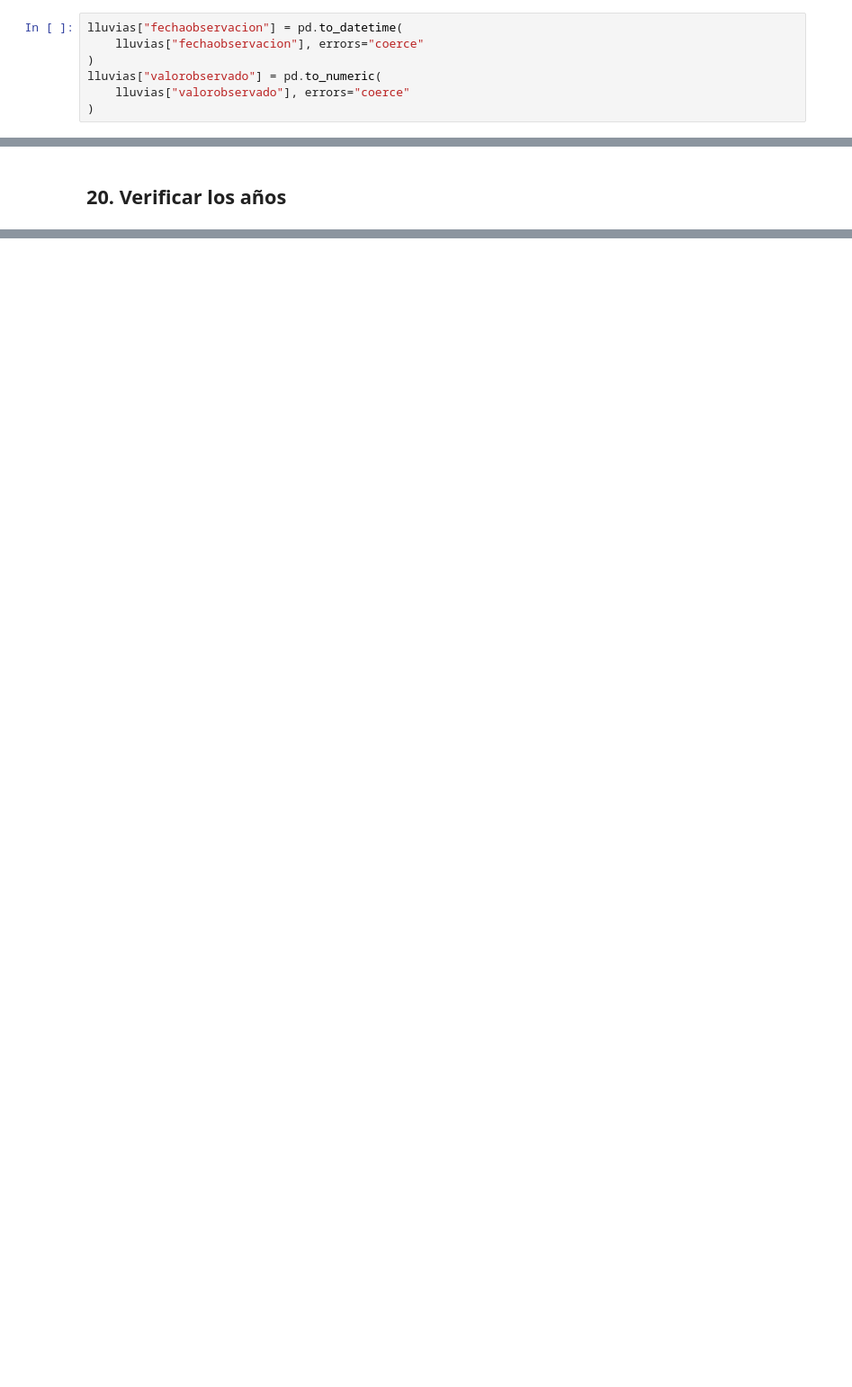
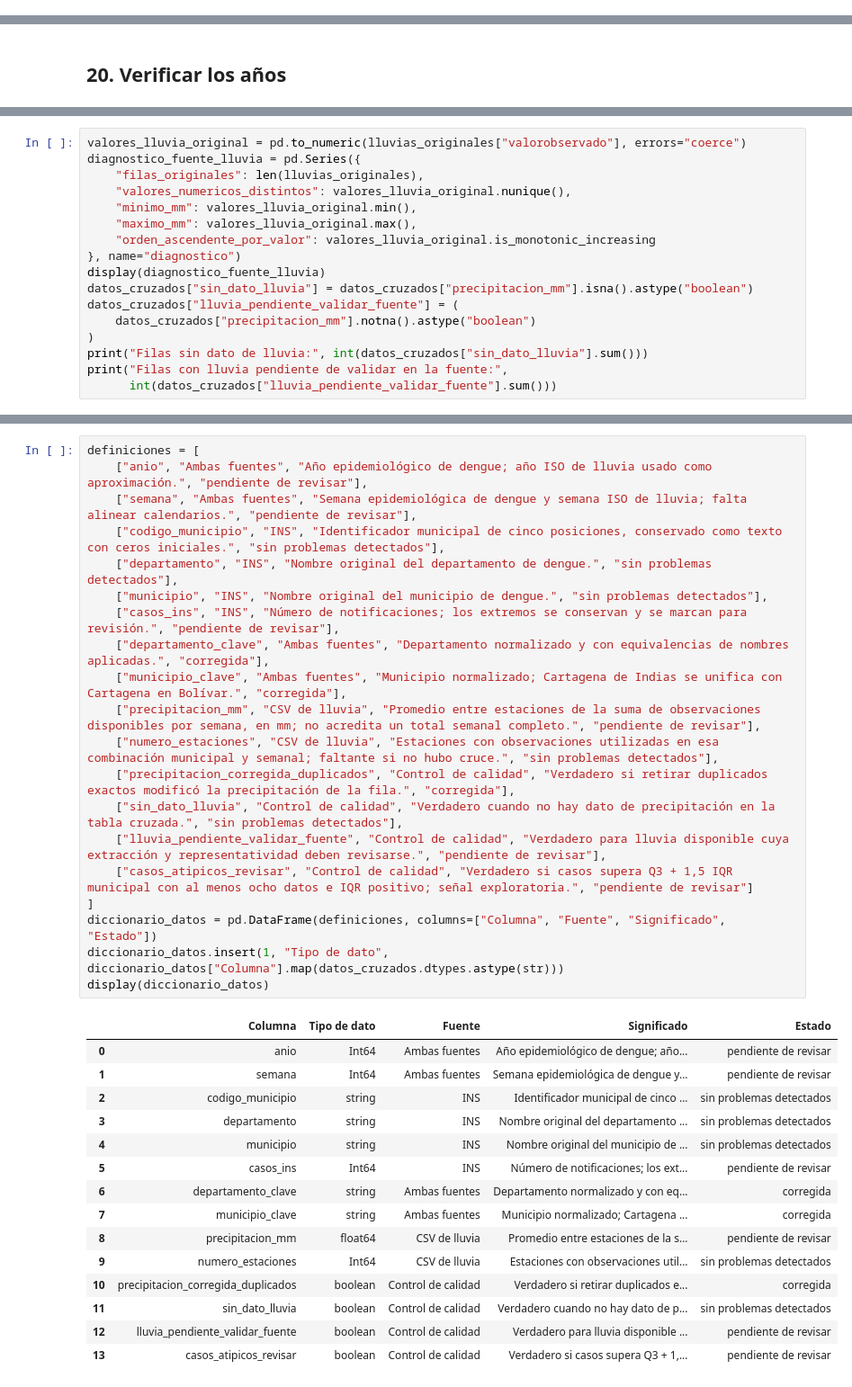
Before and after one commit to Alejandraperez03/Dengue_Por_Municipio-, a Jupyter notebook: notebooks/Notebook_Adquisicion_Dengue_Lluvias.ipynb, the cells around one changed output, grey strips where cells are left out. Shown at 90% size. Cells and saved outputs as stored; diff of their text form; blank space fills up the shorter version.

Commit message:
Add files via upload
se agregan hallazgos y calidad de datos

```diff
--- a/notebooks/Notebook_Adquisicion_Dengue_Lluvias.ipynb
+++ b/notebooks/Notebook_Adquisicion_Dengue_Lluvias.ipynb
@@ -58,7 +177,0 @@ Los valores que no se puedan convertir se marcarán como faltantes.
-# %%
-lluvias["fechaobservacion"] = pd.to_datetime(
-    lluvias["fechaobservacion"], errors="coerce"
-)
-lluvias["valorobservado"] = pd.to_numeric(
-    lluvias["valorobservado"], errors="coerce"
-)
@@ -257,0 +607,17 @@ Se cargaron las fuentes de dengue y precipitación correspondientes al periodo 2
+# %%
+valores_lluvia_original = pd.to_numeric(lluvias_originales["valorobservado"], errors="coerce")
+diagnostico_fuente_lluvia = pd.Series({
+    "filas_originales": len(lluvias_originales),
+    "valores_numericos_distintos": valores_lluvia_original.nunique(),
+    "minimo_mm": valores_lluvia_original.min(),
+    "maximo_mm": valores_lluvia_original.max(),
+    "orden_ascendente_por_valor": valores_lluvia_original.is_monotonic_increasing
+}, name="diagnostico")
+display(diagnostico_fuente_lluvia)
+datos_cruzados["sin_dato_lluvia"] = datos_cruzados["precipitacion_mm"].isna().astype("boolean")
+datos_cruzados["lluvia_pendiente_validar_fuente"] = (
+    datos_cruzados["precipitacion_mm"].notna().astype("boolean")
+)
+print("Filas sin dato de lluvia:", int(datos_cruzados["sin_dato_lluvia"].sum()))
+print("Filas con lluvia pendiente de validar en la fuente:",
+      int(datos_cruzados["lluvia_pendiente_validar_fuente"].sum()))
@@ -257,0 +713,36 @@ Se cargaron las fuentes de dengue y precipitación correspondientes al periodo 2
+# %%
+definiciones = [
+    ["anio", "Ambas fuentes", "Año epidemiológico de dengue; año ISO de lluvia usado como aproximación.", "pendiente de revisar"],
+    ["semana", "Ambas fuentes", "Semana epidemiológica de dengue y semana ISO de lluvia; falta alinear calendarios.", "pendiente de revisar"],
+    ["codigo_municipio", "INS", "Identificador municipal de cinco posiciones, conservado como texto con ceros iniciales.", "sin problemas detectados"],
+    ["departamento", "INS", "Nombre original del departamento de dengue.", "sin problemas detectados"],
+    ["municipio", "INS", "Nombre original del municipio de dengue.", "sin problemas detectados"],
+    ["casos_ins", "INS", "Número de notificaciones; los extremos se conservan y se marcan para revisión.", "pendiente de revisar"],
+    ["departamento_clave", "Ambas fuentes", "Departamento normalizado y con equivalencias de nombres aplicadas.", "corregida"],
+    ["municipio_clave", "Ambas fuentes", "Municipio normalizado; Cartagena de Indias se unifica con Cartagena en Bolívar.", "corregida"],
+    ["precipitacion_mm", "CSV de lluvia", "Promedio entre estaciones de la suma de observaciones disponibles por semana, en mm; no acredita un total semanal completo.", "pendiente de revisar"],
+    ["numero_estaciones", "CSV de lluvia", "Estaciones con observaciones utilizadas en esa combinación municipal y semanal; faltante si no hubo cruce.", "sin problemas detectados"],
+    ["precipitacion_corregida_duplicados", "Control de calidad", "Verdadero si retirar duplicados exactos modificó la precipitación de la fila.", "corregida"],
+    ["sin_dato_lluvia", "Control de calidad", "Verdadero cuando no hay dato de precipitación en la tabla cruzada.", "sin problemas detectados"],
+    ["lluvia_pendiente_validar_fuente", "Control de calidad", "Verdadero para lluvia disponible cuya extracción y representatividad deben revisarse.", "pendiente de revisar"],
+    ["casos_atipicos_revisar", "Control de calidad", "Verdadero si casos supera Q3 + 1,5 IQR municipal con al menos ocho datos e IQR positivo; señal exploratoria.", "pendiente de revisar"]
+]
+diccionario_datos = pd.DataFrame(definiciones, columns=["Columna", "Fuente", "Significado", "Estado"])
+diccionario_datos.insert(1, "Tipo de dato", diccionario_datos["Columna"].map(datos_cruzados.dtypes.astype(str)))
+display(diccionario_datos)
+# %% [output]
+|  | Columna | Tipo de dato | Fuente | Significado | Estado |
+| 0 | anio | Int64 | Ambas fuentes | Año epidemiológico de dengue; año... | pendiente de revisar |
+| 1 | semana | Int64 | Ambas fuentes | Semana epidemiológica de dengue y... | pendiente de revisar |
+| 2 | codigo_municipio | string | INS | Identificador municipal de cinco ... | sin problemas detectados |
+| 3 | departamento | string | INS | Nombre original del departamento ... | sin problemas detectados |
+| 4 | municipio | string | INS | Nombre original del municipio de ... | sin problemas detectados |
+| 5 | casos_ins | Int64 | INS | Número de notificaciones; los ext... | pendiente de revisar |
+| 6 | departamento_clave | string | Ambas fuentes | Departamento normalizado y con eq... | corregida |
+| 7 | municipio_clave | string | Ambas fuentes | Municipio normalizado; Cartagena ... | corregida |
+| 8 | precipitacion_mm | float64 | CSV de lluvia | Promedio entre estaciones de la s... | pendiente de revisar |
+| 9 | numero_estaciones | Int64 | CSV de lluvia | Estaciones con observaciones util... | sin problemas detectados |
+| 10 | precipitacion_corregida_duplicados | boolean | Control de calidad | Verdadero si retirar duplicados e... | corregida |
+| 11 | sin_dato_lluvia | boolean | Control de calidad | Verdadero cuando no hay dato de p... | sin problemas detectados |
+| 12 | lluvia_pendiente_validar_fuente | boolean | Control de calidad | Verdadero para lluvia disponible ... | pendiente de revisar |
+| 13 | casos_atipicos_revisar | boolean | Control de calidad | Verdadero si casos supera Q3 + 1,... | pendiente de revisar |
```
Also changed, not shown: parts of 64 cells of this notebook.
